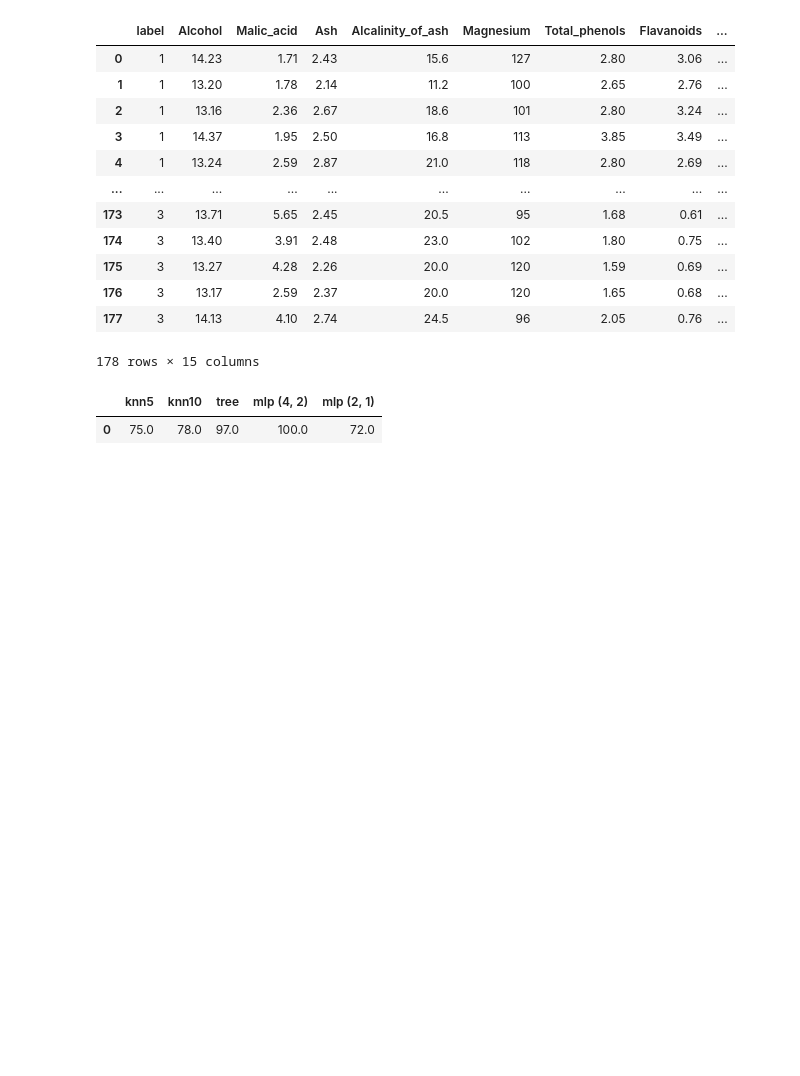
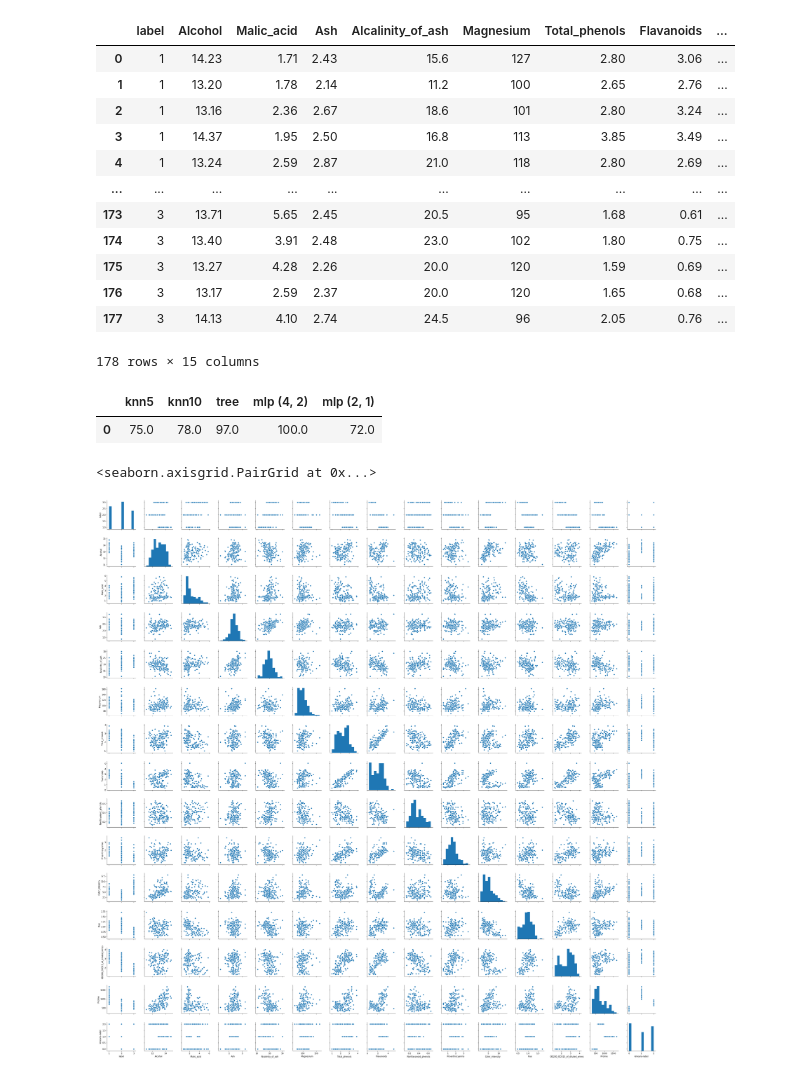
Before and after one commit to eliabeleal/Report_Machine_Learning, a Jupyter notebook: Wine.ipynb, the cells around one changed output. Drawn from its saved outputs; the diff is of its cells as text; code cells hidden in the pictures; blank space fills up the shorter version.

```diff
--- a/Wine.ipynb
+++ b/Wine.ipynb
@@ -153,3 +148,8 @@ df
 # %% [output]
 |  | knn5 | knn10 | tree | mlp (4, 2) | mlp (2, 1) |
 | 0 | 75.0 | 78.0 | 97.0 | 100.0 | 72.0 |
+# %%
+sb.pairplot(dataset,hue='dataset.label')
+# %% [output]
+<seaborn.axisgrid.PairGrid at 0x...>
+[figure, added]
```
Also changed, not shown: parts of 2 cells of this notebook.
